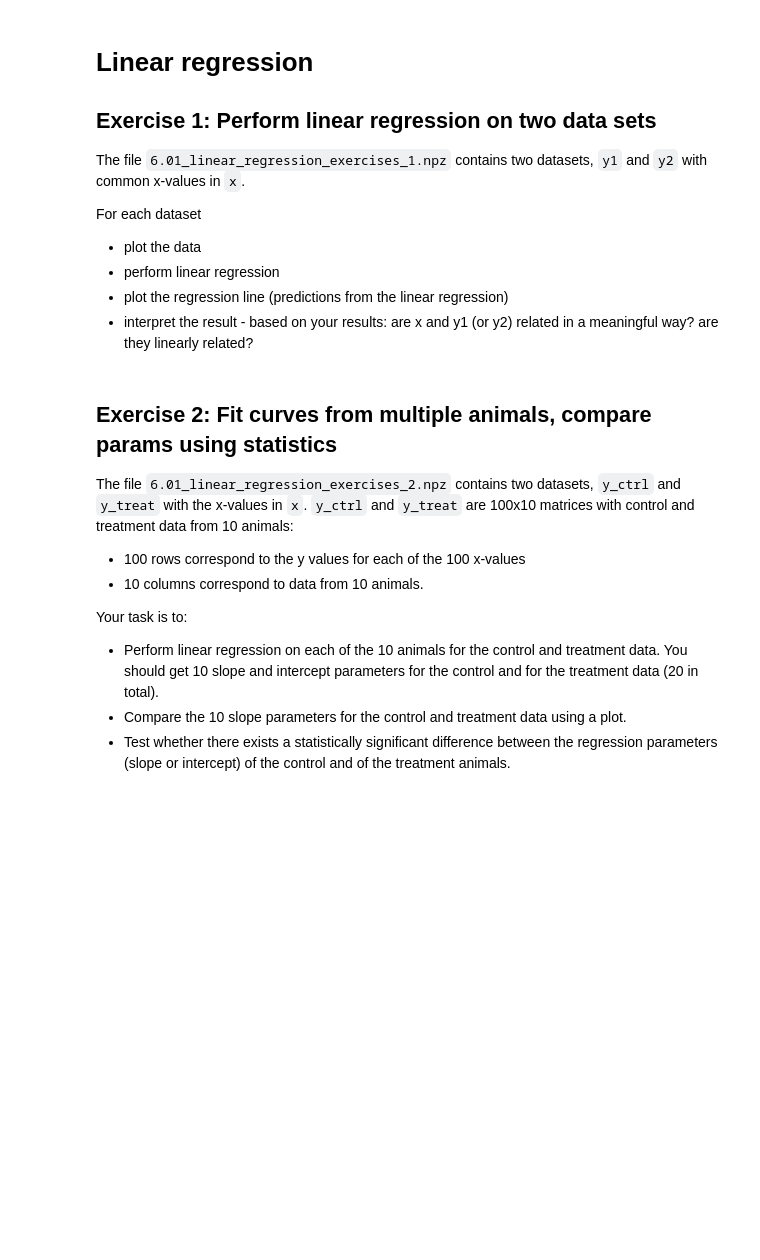
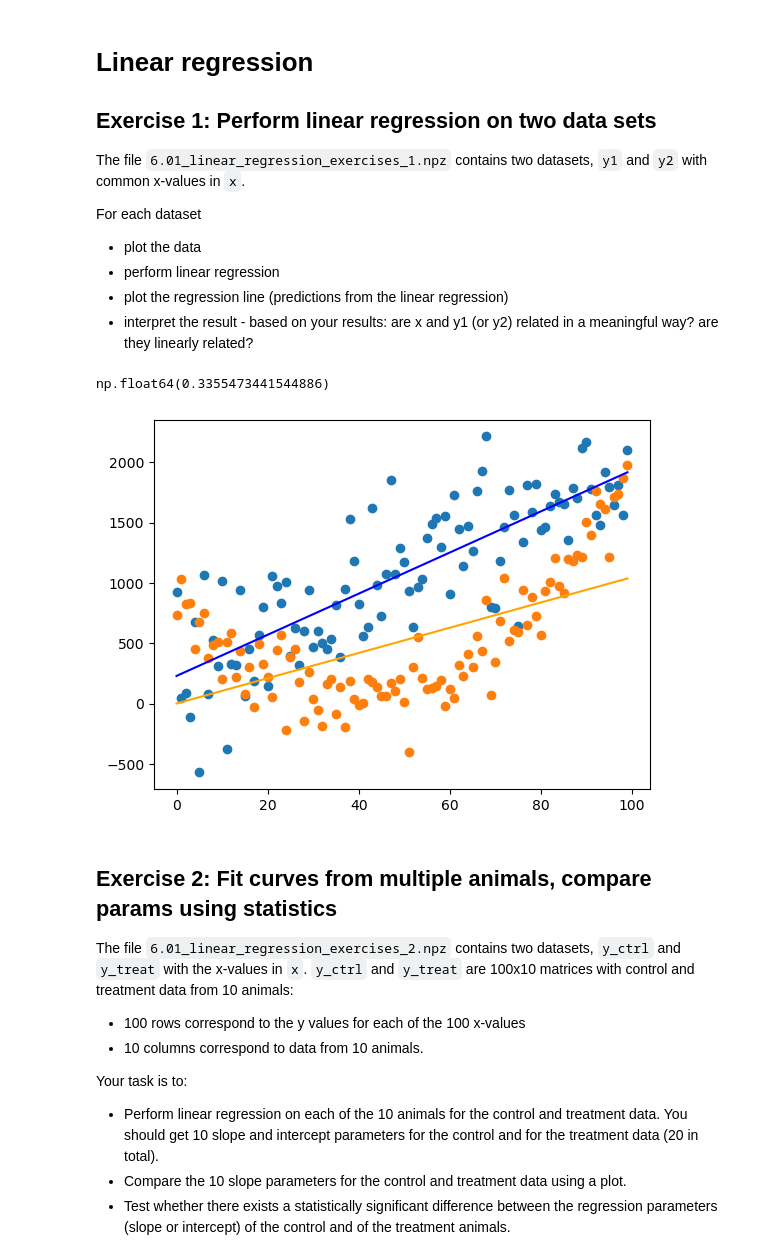
Before and after one commit to janclemenslab/neu715, a Jupyter notebook: docs/_sources/exercises/exercises 6/6.01_linear_regression_exercises.ipynb, the cells around one changed output. Cells and saved outputs as stored; diff of their text form; code cells hidden in the pictures; blank space fills up the shorter version.

```diff
--- a/docs/_sources/exercises/exercises 6/6.01_linear_regression_exercises.ipynb
+++ b/docs/_sources/exercises/exercises 6/6.01_linear_regression_exercises.ipynb
@@ -14,3 +12,26 @@ For each dataset
+# %%
+# your solution here
+import numpy as np
+import matplotlib.pyplot as plt
+import scipy
+
+d = np.load('6.01_linear_regression_exercises_1.npz')
+
+plt.plot(d['x'], d['y1'], 'o')
+plt.plot(d['x'], d['y2'], 'o')
+
+reg1 = scipy.stats.linregress(d['x'], d['y1'])
+y1_pred = reg1.slope * d['x'] + reg1.intercept
+plt.plot(d['x'], y1_pred, 'b')
+
+
+reg2 = scipy.stats.linregress(d['x'], d['y2'])
+y2_pred = reg2.slope * d['x'] + reg2.intercept
+plt.plot(d['x'], y2_pred, 'orange')
+reg2.rvalue
+# %% [output]
+np.float64(0.3355473441544886)
+[figure, added]
 # %% [markdown]
 ## Exercise 2: Fit curves from multiple animals, compare params using statistics
 
```
Also changed, not shown: parts of 3 cells of this notebook, 54 other files.
